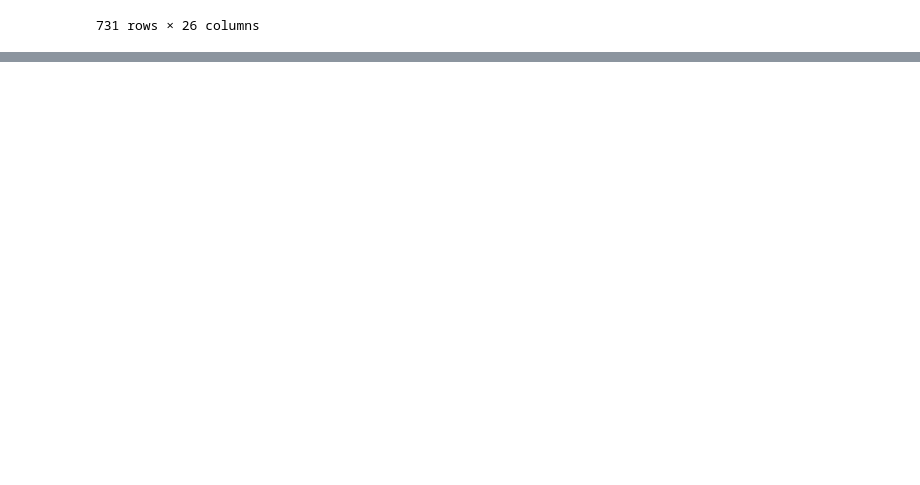
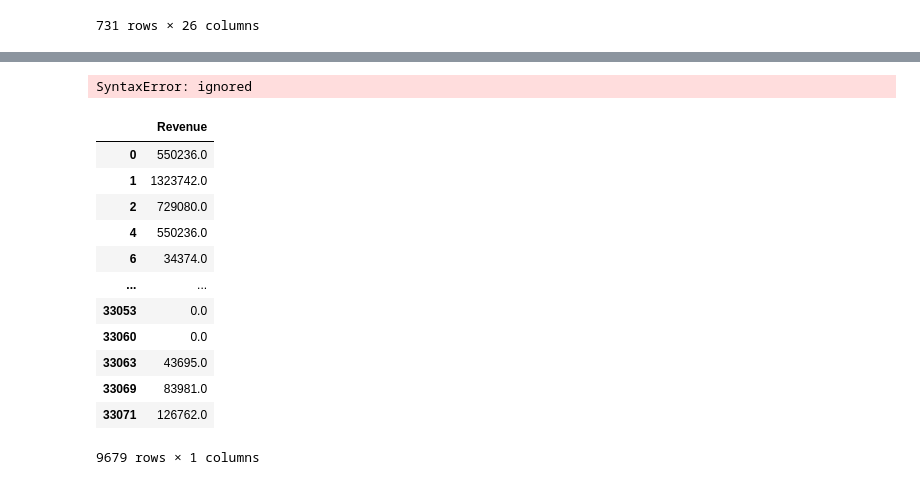
Before and after one commit to briandk/2020-virtual-program-in-data-science, a Jupyter notebook: museums.ipynb, the cells around one changed output, grey strips where cells are left out. Cells and saved outputs as stored; diff of their text form; code cells hidden in the pictures; blank space fills up the shorter version.

```diff
--- a/museums.ipynb
+++ b/museums.ipynb
@@ -174,0 +234,24 @@ million_dollar_museums.sort_values('Revenue', ascending = False)
+# %%
+museums_2013_december_filtered = museums_2013_december[museums_2013_december['Revenue'] != 0].#dropna().assign(log_revenue = np.log10(museums_2013_december[['Revenue']]))
+
+museums_2013_december_filtered
+# %% [output]
+SyntaxError: ignored
+# %%
+museums_2013_december_filtered = museums_2013_december[['Revenue']].dropna()
+
+museums_2013_december_filtered
+# %% [output]
+|  | Revenue |
+| 0 | 550236.0 |
+| 1 | 1323742.0 |
+| 2 | 729080.0 |
+| 4 | 550236.0 |
+| 6 | 34374.0 |
+| ... | ... |
+| 33053 | 0.0 |
+| 33060 | 0.0 |
+| 33063 | 43695.0 |
+| 33069 | 83981.0 |
+| 33071 | 126762.0 |
+9679 rows × 1 columns
```
Also changed, not shown: parts of 13 cells of this notebook.
